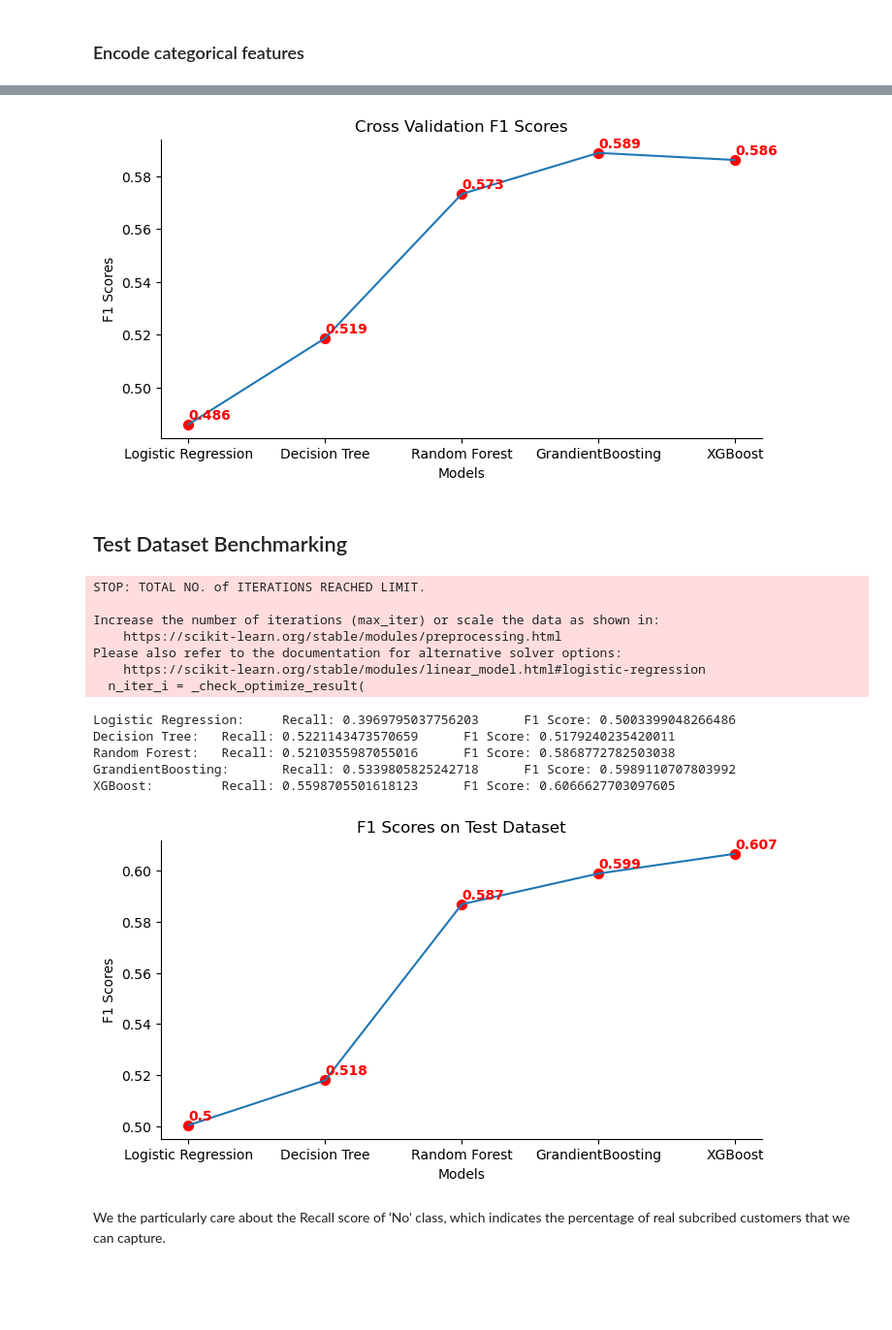
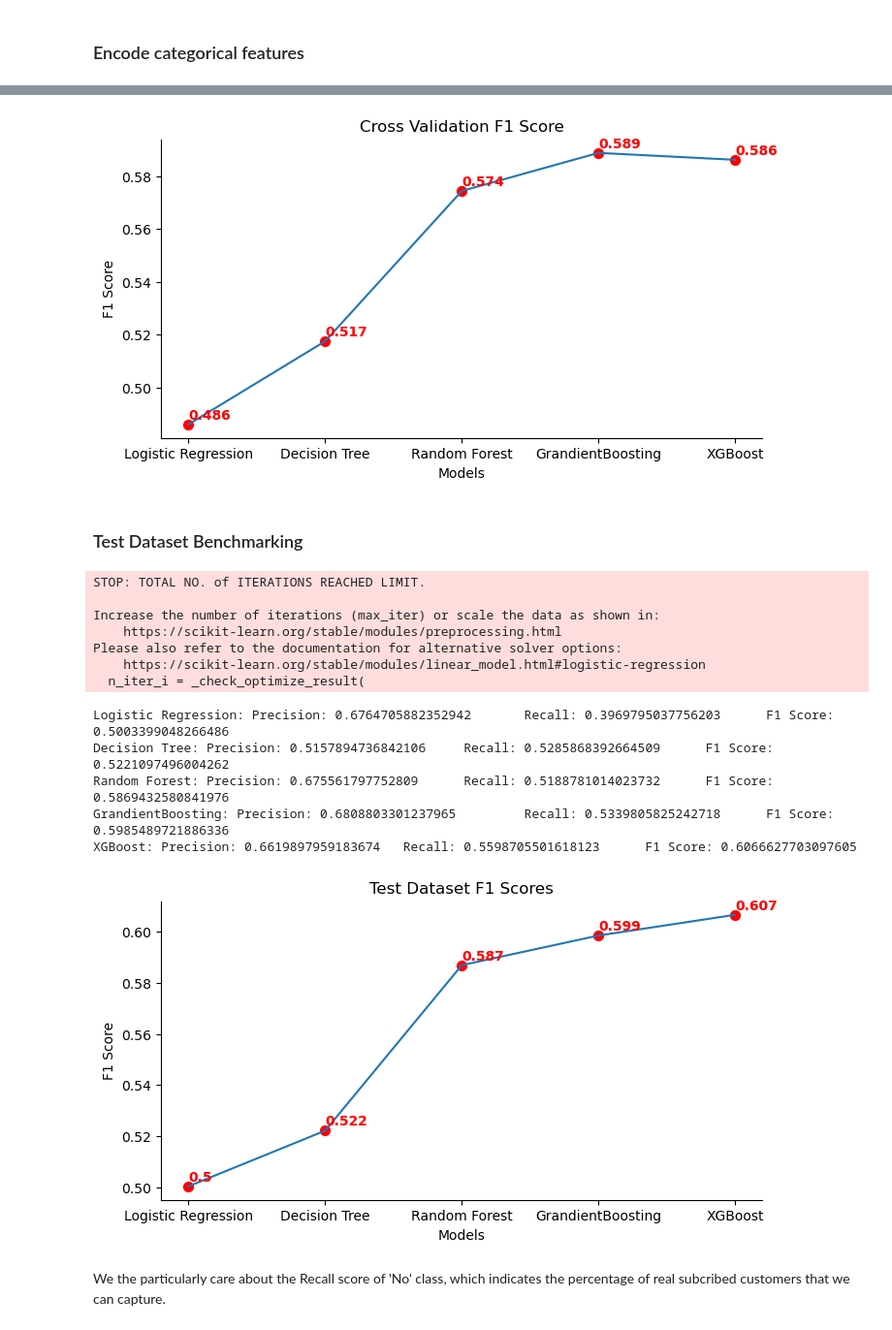
Before and after one commit to HaiNguyen2903/Telecom_Customer_Understanding, a Jupyter notebook: models.ipynb, the cells around one changed output, grey strips where cells are left out. Shown: that part at 97% size. Drawn from its saved outputs; the diff is of its cells as text; code cells hidden in the pictures; blank space fills up the shorter version.

```diff
--- a/models.ipynb
+++ b/models.ipynb
@@ -252,15 +261,16 @@ def eval_model(model, X_train, y_train, X_test, y_test):
     preds = model.predict(X_test)
     recall = recall_score(y_test, preds)
     f1 = f1_score(y_test, preds)
+    precision = precision_score(y_test, preds)
     # return classification_report_to_df(y_test, preds), preds
-    return {'recall': recall, 'f1_score': f1, 'preds': preds}
+    return {'precision': precision, 'recall': recall, 'f1_score': f1, 'preds': preds}
 
 def eval_multi_models(models, X_train, y_train, X_test, y_test):
     # return df of multi models performance
     model_reports = defaultdict(dict)
     for model_name, model in models:
         results = eval_model(model, X_train, y_train, X_test, y_test)
-        print(f"{model_name}: \t Recall: {results['recall']} \t F1 Score: {results['f1_score']}")
+        print(f"{model_name}: Precision: {results['precision']} \t Recall: {results['recall']} \t F1 Score: {results['f1_score']}")
         model_reports[model_name] = results
     return model_reports
 
@@ -271,13 +281,14 @@ def cross_val_eval_model(model, X, y, cv):
 
     recall = recall_score(y, preds)
     f1 = f1_score(y, preds)
-    return {'recall': recall, 'f1_score': f1, 'preds': preds}
+    precision = precision_score(y, preds)
+    return {'precision': precision, 'recall': recall, 'f1_score': f1, 'preds': preds}
 
 def cross_val_eval_multi_models(models, X, y, cv):
     model_reports = defaultdict(dict)
     for model_name, model in models:
         results = cross_val_eval_model(model, X, y, cv)
-        print(f"{model_name}: \t Recall: {results['recall']} \t F1 Score: {results['f1_score']}")
+        print(f"{model_name}: Precision: {results['precision']} \t Recall: {results['recall']} \t F1 Score: {results['f1_score']}")
         model_reports[model_name] = results
     return model_reports
 # %% [markdown]
@@ -313,12 +324,21 @@ def visualize_score_mutli_models(model_reports, ax, title='', xlabel='', ylabel=
     models = [model_name for model_name in model_reports]
     scores = [model_reports[model_name][metric] for model_name in models]
 
-    df_vis = pd.DataFrame(data={'model': models, 'score': scores})
+    precisons = [model_reports[model_name]['precision'] for model_name in models]
+    recalls = [model_reports[model_name]['recall'] for model_name in models]
+    f1_scores = [model_reports[model_name]['f1_score'] for model_name in models]
 
-    sns.lineplot(data=df_vis, x='model', y='score', ax=ax)
+    df_vis = pd.DataFrame(data={'model': models, 'precision': precisons, 'recall': recalls, 'f1_score': f1_scores,
+                                'target_score': scores})
+
+    sns.lineplot(data=df_vis, x='model', y='target_score', ax=ax)
+
+    # sns.lineplot(data=df_vis, x='model', y='precision', ax=ax, label='Precision')
+    # sns.lineplot(data=df_vis, x='model', y='recall', ax=ax, label='Recall')
+    # sns.lineplot(data=df_vis, x='model', y='f1_score', ax=ax, label='F1 Score')
 
     # add highlight points
-    for x, y in zip(df_vis['model'].values, df_vis['score'].values):
+    for x, y in zip(df_vis['model'].values, df_vis['target_score'].values):
         plt.scatter(x, y, color='red', marker='o', s=50)
         plt.text(x, y+0.001, f'{str(round(y, 3))}', fontsize=10, ha='left',
                 va='bottom', color='red', fontweight='bold')  # Annotate the point
@@ -334,12 +354,12 @@ def visualize_score_mutli_models(model_reports, ax, title='', xlabel='', ylabel=
 fig, ax = plt.subplots(figsize=(8, 4))
 
 visualize_score_mutli_models(model_cross_val_reports, ax,
-                            title='Cross Validation F1 Scores',
-                            xlabel='Models', ylabel='F1 Scores')
+                            title='Cross Validation F1 Score',
+                            xlabel='Models', ylabel='F1 Score')
 # %% [output]
-[figure, old version]
+[figure, new version]
 # %% [markdown]
-## Test Dataset Benchmarking
+### Test Dataset Benchmarking
 # %%
 # cross eval multi models
 model_test_reports = eval_multi_models(models, X_train, y_train, X_test, y_test)
@@ -351,19 +371,19 @@ Increase the number of iterations (max_iter) or scale the data as shown in:
 Please also refer to the documentation for alternative solver options:
     https://scikit-learn.org/stable/modules/linear_model.html#logistic-regression
   n_iter_i = _check_optimize_result(
-Logistic Regression:     Recall: 0.3969795037756203      F1 Score: 0.5003399048266486
-Decision Tree:   Recall: 0.5221143473570659      F1 Score: 0.5179240235420011
-Random Forest:   Recall: 0.5210355987055016      F1 Score: 0.5868772782503038
-GrandientBoosting:       Recall: 0.5339805825242718      F1 Score: 0.5989110707803992
-XGBoost:         Recall: 0.5598705501618123      F1 Score: 0.6066627703097605
+Logistic Regression: Precision: 0.6764705882352942       Recall: 0.3969795037756203      F1 Score: 0.5003399048266486
+Decision Tree: Precision: 0.5157894736842106     Recall: 0.5285868392664509      F1 Score: 0.5221097496004262
+Random Forest: Precision: 0.675561797752809      Recall: 0.5188781014023732      F1 Score: 0.5869432580841976
+GrandientBoosting: Precision: 0.6808803301237965         Recall: 0.5339805825242718      F1 Score: 0.5985489721886336
+XGBoost: Precision: 0.6619897959183674   Recall: 0.5598705501618123      F1 Score: 0.6066627703097605
 # %%
 fig, ax = plt.subplots(figsize=(8, 4))
 
 visualize_score_mutli_models(model_test_reports, ax,
-                            title='F1 Scores on Test Dataset',
-                            xlabel='Models', ylabel='F1 Scores')
+                            title='Test Dataset F1 Scores',
+                            xlabel='Models', ylabel='F1 Score')
 # %% [output]
-[figure, old version]
+[figure, new version]
 # %% [markdown]
 We the particularly care about the Recall score of 'No' class, which indicates the percentage of real subcribed customers that we can capture.
 # %%
```
Also changed, not shown: parts of 42 cells of this notebook, 1 other file.
